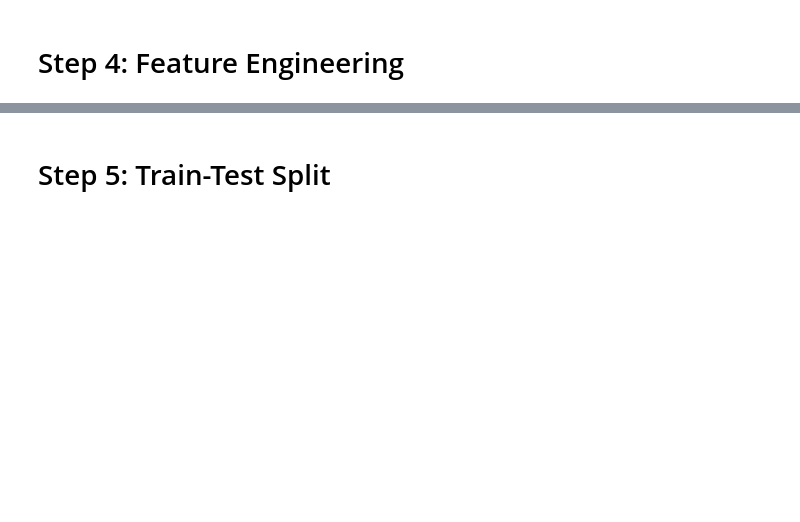
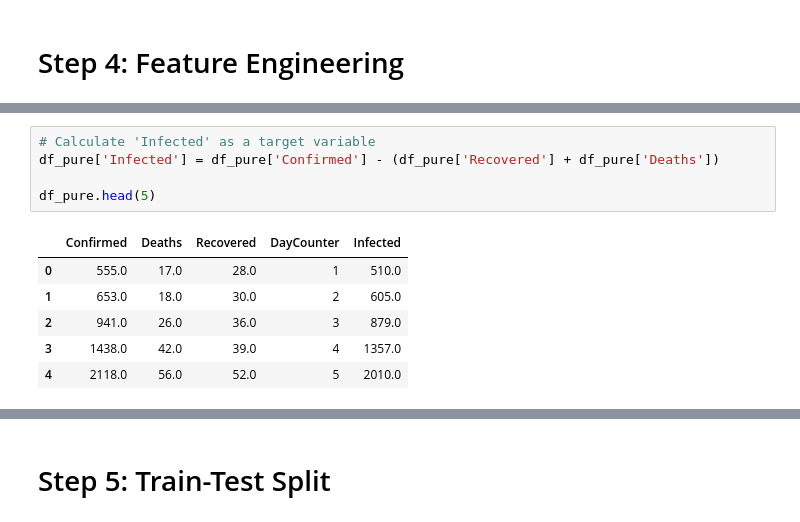
Before and after one commit to alieva-lmn/Internship, a Jupyter notebook: PythonHW/W4/D2CS(Linear Regression).ipynb, the cells around one changed output, grey strips where cells are left out. Saved outputs shown, nothing was run; the diff lists cells and outputs as text; blank space fills up the shorter version.

```diff
--- a/PythonHW/W4/D2CS(Linear Regression).ipynb
+++ b/PythonHW/W4/D2CS(Linear Regression).ipynb
@@ -94,0 +118,12 @@ See the caveats in the documentation: https://pandas.pydata.org/pandas-docs/stab
+# %%
+# Calculate 'Infected' as a target variable
+df_pure['Infected'] = df_pure['Confirmed'] - (df_pure['Recovered'] + df_pure['Deaths'])
+
+df_pure.head(5)
+# %% [output]
+|  | Confirmed | Deaths | Recovered | DayCounter | Infected |
+| 0 | 555.0 | 17.0 | 28.0 | 1 | 510.0 |
+| 1 | 653.0 | 18.0 | 30.0 | 2 | 605.0 |
+| 2 | 941.0 | 26.0 | 36.0 | 3 | 879.0 |
+| 3 | 1438.0 | 42.0 | 39.0 | 4 | 1357.0 |
+| 4 | 2118.0 | 56.0 | 52.0 | 5 | 2010.0 |
```
Also changed, not shown: parts of 15 cells of this notebook, 1 other file.
